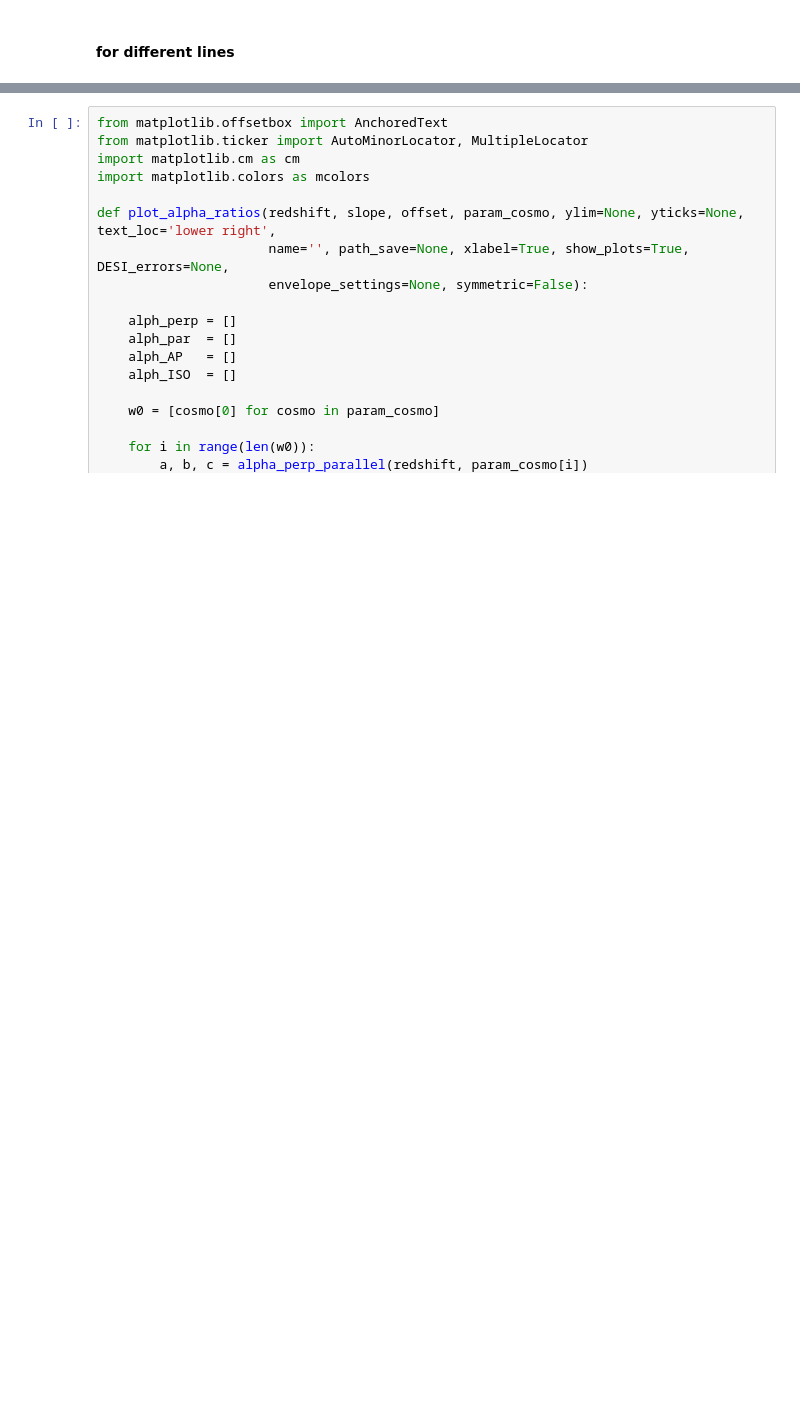
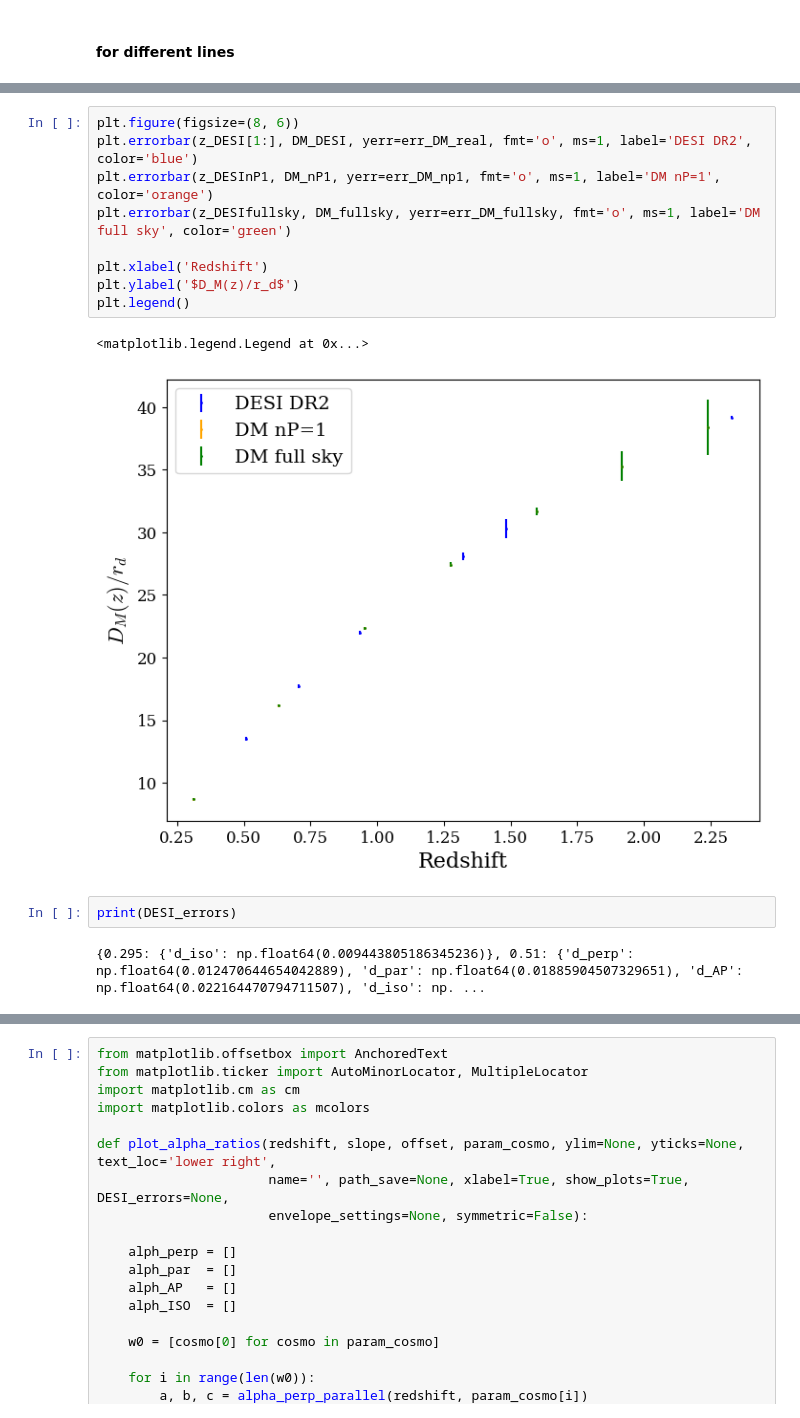
Before and after one commit to AdrienGond/PDM2026, a Jupyter notebook: notebooks/Forecast_error_bars_DM_DH.ipynb, the cells around one changed output, grey strips where cells are left out. Cells and saved outputs as stored; diff of their text form; blank space fills up the shorter version.

```diff
--- a/notebooks/w_wa_analysis/degen_line_correct.ipynb
+++ b/notebooks/Forecast_error_bars_DM_DH.ipynb
@@ -609,0 +192,16 @@ def get_DESI_fid(redshift):
+# %%
+plt.figure(figsize=(8, 6))
+plt.errorbar(z_DESI[1:], DM_DESI, yerr=err_DM_real, fmt='o', ms=1, label='DESI DR2', color='blue')
+plt.errorbar(z_DESInP1, DM_nP1, yerr=err_DM_np1, fmt='o', ms=1, label='DM nP=1', color='orange')
+plt.errorbar(z_DESIfullsky, DM_fullsky, yerr=err_DM_fullsky, fmt='o', ms=1, label='DM full sky', color='green')
+
+plt.xlabel('Redshift')
+plt.ylabel('$D_M(z)/r_d$')
+plt.legend()
+# %% [output]
+<matplotlib.legend.Legend at 0x...>
+[figure, added]
+# %%
+print(DESI_errors)
+# %% [output]
+{0.295: {'d_iso': np.float64(0.009443805186345236)}, 0.51: {'d_perp': np.float64(0.012470644654042889), 'd_par': np.float64(0.01885904507329651), 'd_AP': np.float64(0.022164470794711507), 'd_iso': np. ...
```
Also changed, not shown: parts of 41 cells of this notebook, 22 other files.
